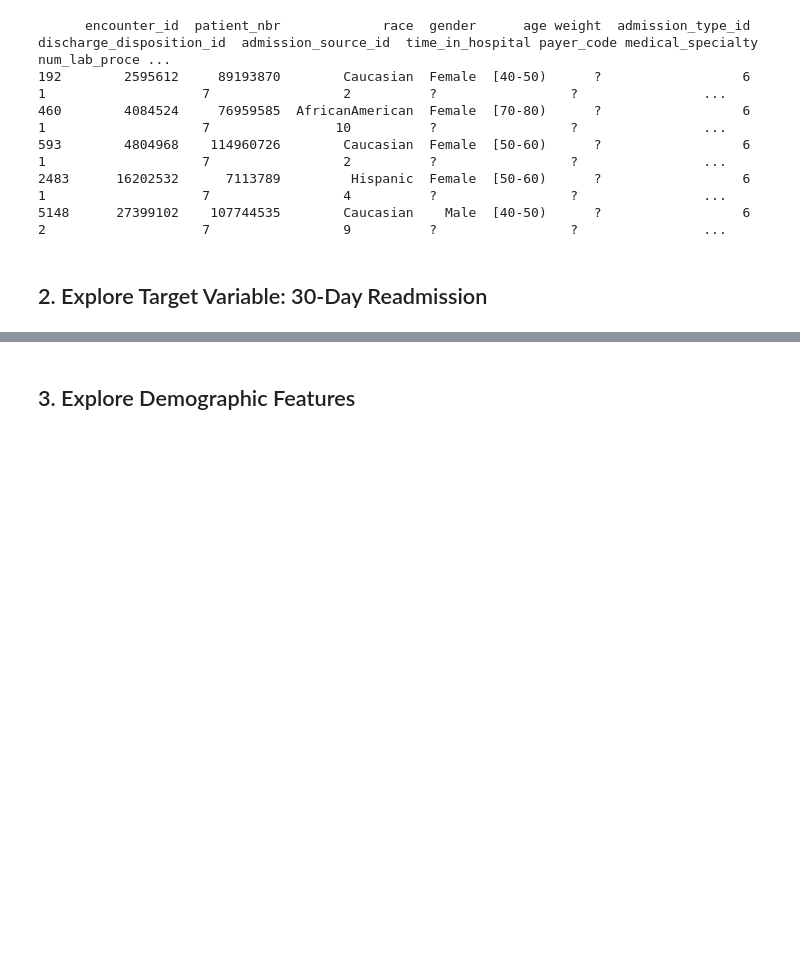
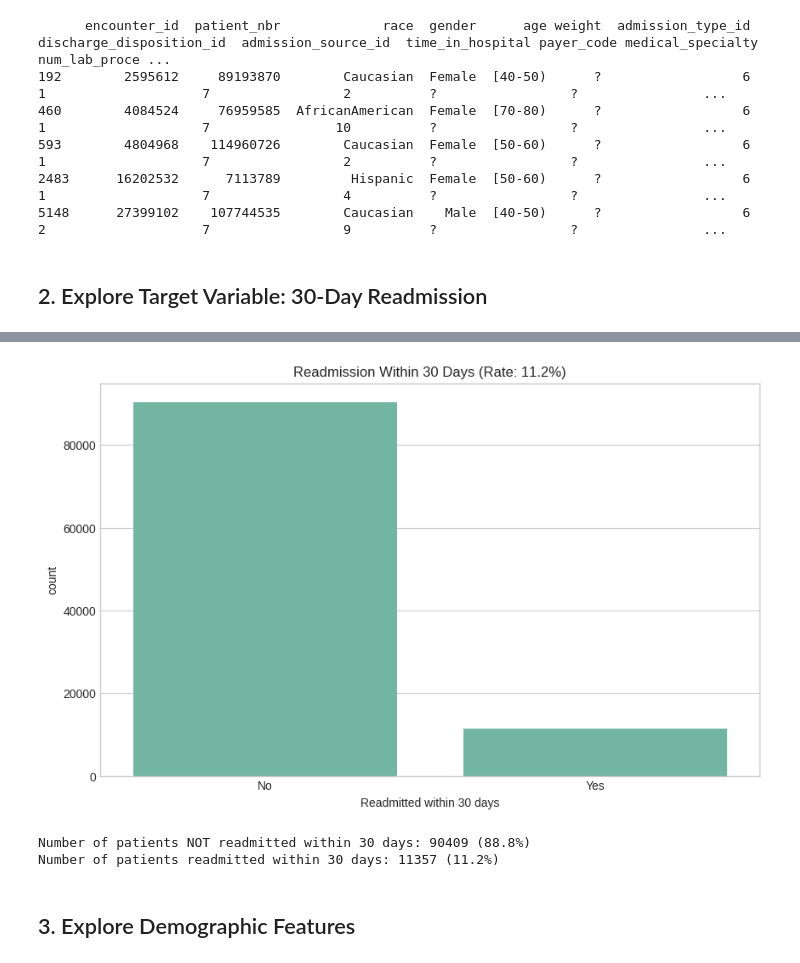
Before and after one commit to Shridhar7-8/Data-Visualization-Project, a Jupyter notebook: notebooks/01_data_exploration.ipynb, the cells around one changed output, grey strips where cells are left out. Cells and saved outputs as stored; diff of their text form; code cells hidden in the pictures; blank space fills up the shorter version.

```diff
--- a/notebooks/01_data_exploration.ipynb
+++ b/notebooks/01_data_exploration.ipynb
@@ -151,17 +172,26 @@ NameError: name 'data' is not defined
 # %%
-# Distribution of readmission
+# Create a new column: 1 if readmitted within 30 days, else 0
+data['readmission_30d'] = data['readmitted'].apply(lambda x: 1 if x == '<30' else 0)
+
+# Count values
 readmission_counts = data['readmission_30d'].value_counts()
 readmission_rate = readmission_counts[1] / len(data) * 100
 
+# Plot
 plt.figure(figsize=(10, 6))
 sns.countplot(data=data, x='readmission_30d')
-plt.title(f'30-Day Readmission Distribution (Rate: {readmission_rate:.1f}%)')
+plt.title(f'Readmission Within 30 Days (Rate: {readmission_rate:.1f}%)')
 plt.xlabel('Readmitted within 30 days')
 plt.xticks([0, 1], ['No', 'Yes'])
 plt.show()
 
-print(f"Number of patients not readmitted: {readmission_counts[0]} ({100-readmission_rate:.1f}%)")
-print(f"Number of patients readmitted: {readmission_counts[1]} ({readmission_rate:.1f}%)")
+# Print summary
+print(f"Number of patients NOT readmitted within 30 days: {readmission_counts[0]} ({100 - readmission_rate:.1f}%)")
+print(f"Number of patients readmitted within 30 days: {readmission_counts[1]} ({readmission_rate:.1f}%)")
+# %% [output]
+[figure, added]
+Number of patients NOT readmitted within 30 days: 90409 (88.8%)
+Number of patients readmitted within 30 days: 11357 (11.2%)
 # %%
 # For readmitted patients, examine days to readmission
 readmitted_patients = data[data['readmission_30d'] == 1]
```
Also changed, not shown: parts of 3 cells of this notebook.
